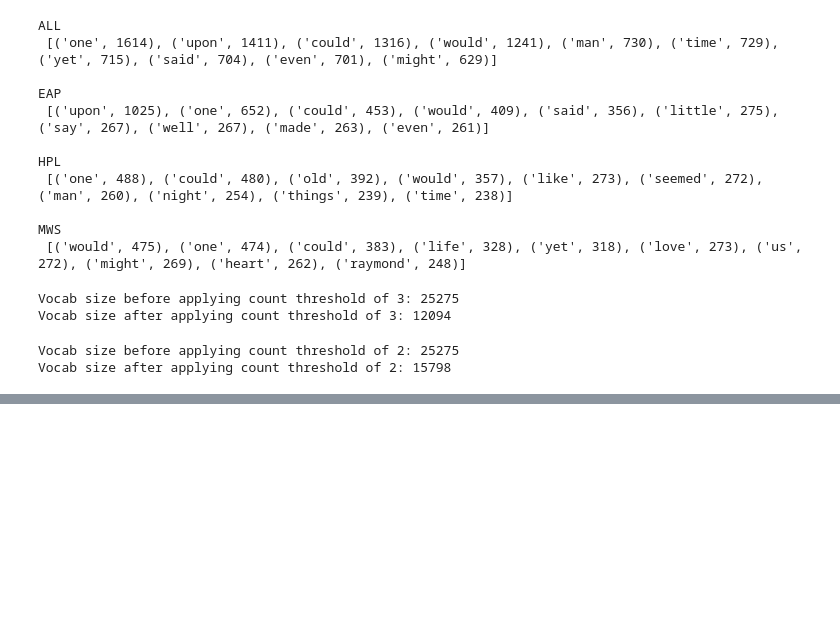
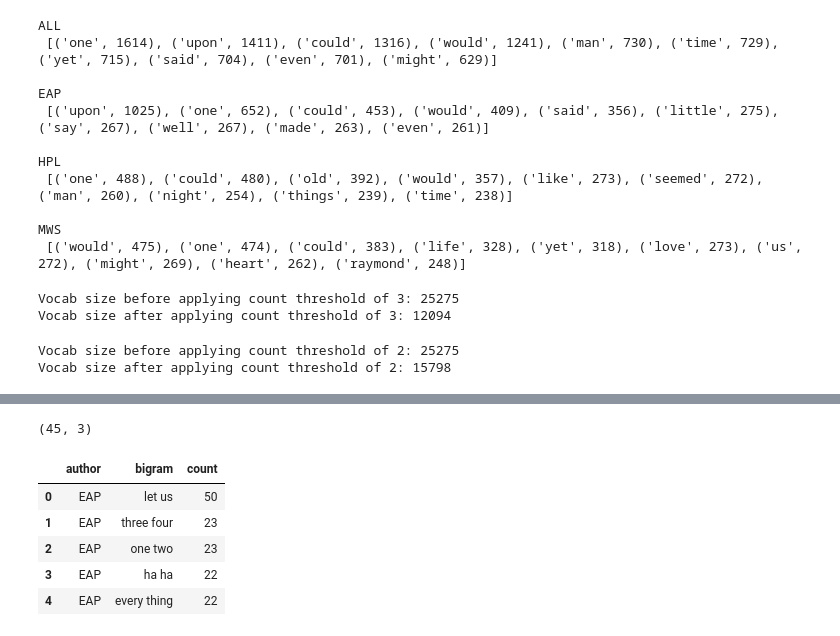
Before and after one commit to mrbarbasa/kaggle-spooky-author, a Jupyter notebook: code/eda_and_text_preprocessing.ipynb, the cells around one changed output, grey strips where cells are left out. Cells and saved outputs as stored; diff of their text form; code cells hidden in the pictures; blank space fills up the shorter version.

```diff
--- a/code/eda_and_text_preprocessing.ipynb
+++ b/code/eda_and_text_preprocessing.ipynb
@@ -430,0 +480,11 @@ Vocab size after applying count threshold of 2: 15798
+# %%
+# Tokenize a string into word-level bigrams; does not count a single word as a bigram
+def tokenize_bigrams(doc):
+    tokens = doc.split(' ')
+    bigrams = []
+    # Loop from index 1 to the last index in tokens
+    for i in range(1, len(tokens)):
+        # Does not enter the loop if there is only one word in the doc
+        bigram = f'{tokens[i-1]} {tokens[i]}'
+        bigrams.append(bigram)
+    return bigrams
@@ -430,0 +532,12 @@ Vocab size after applying count threshold of 2: 15798
+# %%
+bigram_counts = construct_ngram_counts_dataframe(vocab_bigrams, 'bigram', 15)
+print(bigram_counts.shape)
+bigram_counts.head()
+# %% [output]
+(45, 3)
+|  | author | bigram | count |
+| 0 | EAP | let us | 50 |
+| 1 | EAP | three four | 23 |
+| 2 | EAP | one two | 23 |
+| 3 | EAP | ha ha | 22 |
+| 4 | EAP | every thing | 22 |
```
Also changed, not shown: parts of 16 cells of this notebook, 1 other file.
